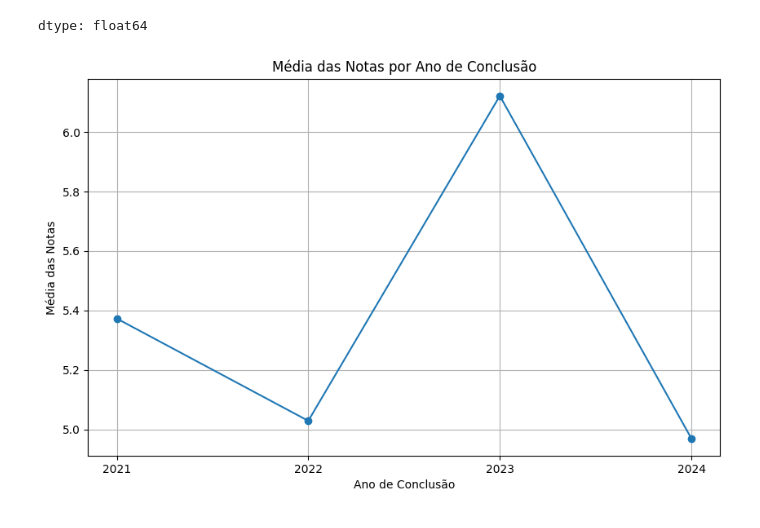
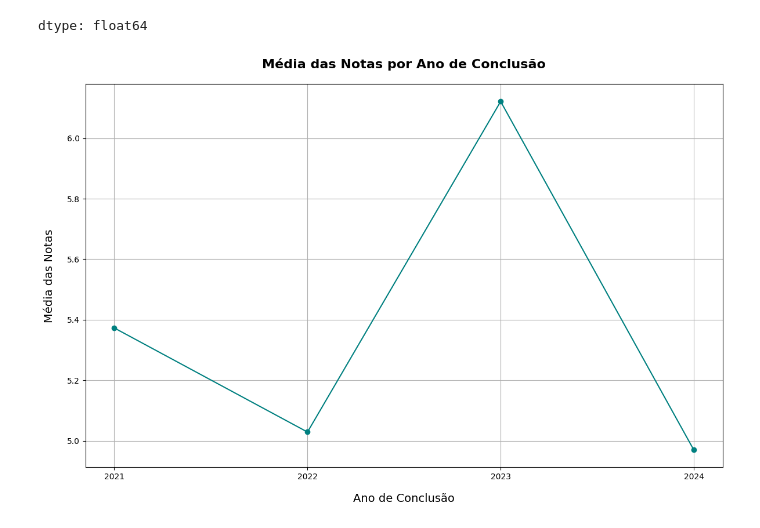
Before and after one commit to Thomazrlima/Data-Analysis-MyAnimeList, a Jupyter notebook: Projeto/MyAnimeList.ipynb, the cells around one changed output. Saved outputs shown, nothing was run; the diff lists cells and outputs as text; code cells hidden in the pictures.

```diff
--- a/Projeto/MyAnimeList.ipynb
+++ b/Projeto/MyAnimeList.ipynb
@@ -159,27 +204,28 @@ fp.cumsum()
 | 10 | 1.000000 |
 dtype: float64
 # %%
-import matplotlib.pyplot as plt
-
 animelist['my_finish_date'] = pd.to_datetime(animelist['my_finish_date'], format="%Y-%m-%d", errors='coerce')
-
 animelist['year'] = animelist['my_finish_date'].dt.year
 
 filtered_data = animelist[animelist['my_score'] != 0]
 year_counts = filtered_data['year'].value_counts()
 
 valid_years = year_counts[year_counts >= 20].index
 filtered_data = filtered_data[filtered_data['year'].isin(valid_years)]
 
 scores_year = filtered_data.groupby('year')['my_score'].mean()
 
-scores_year.plot(kind='line', marker='o', figsize=(10, 6))
-plt.title('Média das Notas por Ano de Conclusão')
-plt.xlabel('Ano de Conclusão')
-plt.ylabel('Média das Notas')
-plt.grid(True)
-plt.xticks(ticks= scores_year.index)
+fig, ax = plt.subplots(figsize=(12, 8))
+ax.plot(scores_year.index, scores_year, marker='o', linestyle='-', color='teal')
+
+ax.set_title('Média das Notas por Ano de Conclusão', fontsize=16, fontweight='bold', pad=20)
+ax.set_xlabel('Ano de Conclusão', fontsize=14, labelpad=15)
+ax.set_ylabel('Média das Notas', fontsize=14, labelpad=15)
+ax.grid(True)
+ax.set_xticks(scores_year.index)
+
+plt.tight_layout()
 plt.show()
 # %% [output]
-[figure, old version]
+[figure, new version]
 # %%
```
Also changed, not shown: parts of 18 cells of this notebook, 1 other file.
